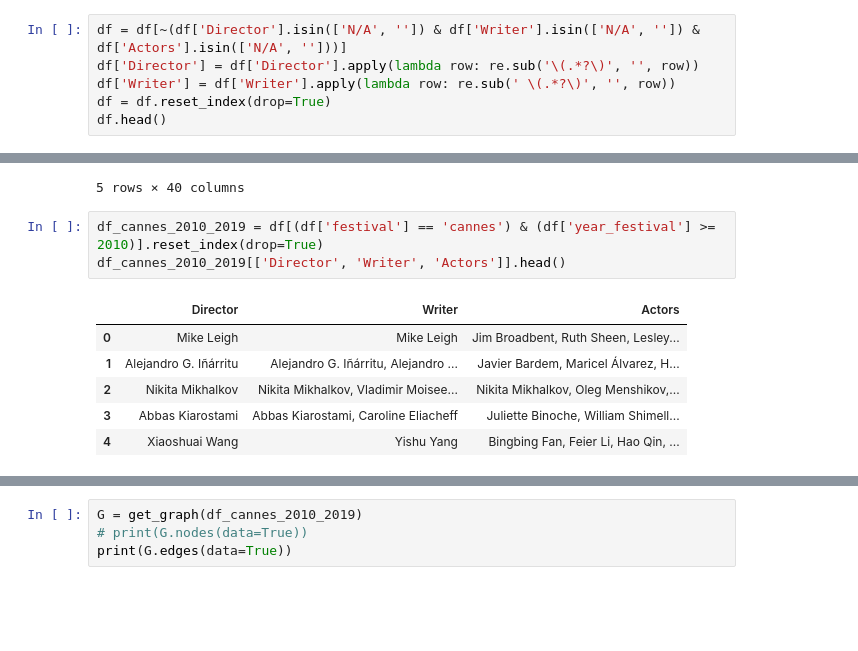
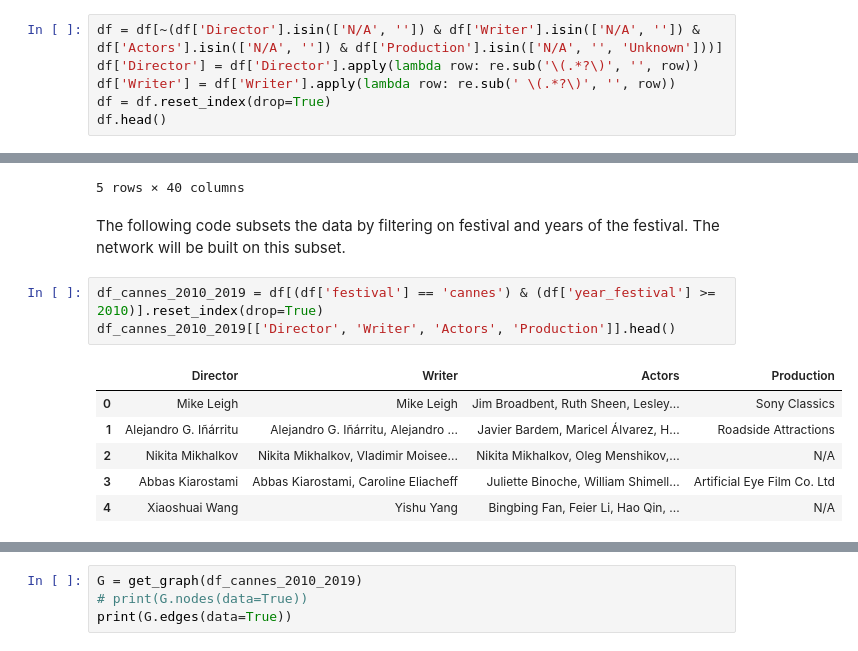
Before and after one commit to cynthia-d-yue/thesis, a Jupyter notebook: network_analysis.ipynb, the cells around one changed output, grey strips where cells are left out. Drawn from its saved outputs; the diff is of its cells as text; blank space fills up the shorter version.

Commit message:
Start writing and add studio/production company

```diff
--- a/network_analysis.ipynb
+++ b/network_analysis.ipynb
@@ -10,5 +20,5 @@ df = pd.read_csv('./data/film_festivals.csv', keep_default_na=False)
 # %%
-df = df[~(df['Director'].isin(['N/A', '']) & df['Writer'].isin(['N/A', '']) & df['Actors'].isin(['N/A', '']))]
+df = df[~(df['Director'].isin(['N/A', '']) & df['Writer'].isin(['N/A', '']) & df['Actors'].isin(['N/A', '']) & df['Production'].isin(['N/A', '', 'Unknown']))]
 df['Director'] = df['Director'].apply(lambda row: re.sub('\(.*?\)', '', row))
 df['Writer'] = df['Writer'].apply(lambda row: re.sub(' \(.*?\)', '', row))
 df = df.reset_index(drop=True)
@@ -21,13 +31,15 @@ df.head()
 | 3 | 4 | The Coca-Cola Kid | N/A | Dušan Makavejev | Australia | 0 | cannes | 1985 | ... |
 | 4 | 5 | Colonel Redl | Oberst Redl | István Szabó | Hungary | 0 | cannes | 1985 | ... |
 5 rows × 40 columns
+# %% [markdown]
+The following code subsets the data by filtering on festival and years of the festival. The network will be built on this subset.
 # %%
 df_cannes_2010_2019 = df[(df['festival'] == 'cannes') & (df['year_festival'] >= 2010)].reset_index(drop=True)
-df_cannes_2010_2019[['Director', 'Writer', 'Actors']].head()
+df_cannes_2010_2019[['Director', 'Writer', 'Actors', 'Production']].head()
 # %% [output]
-|  | Director | Writer | Actors |
-| 0 | Mike Leigh | Mike Leigh | Jim Broadbent, Ruth Sheen, Lesley... |
-| 1 | Alejandro G. Iñárritu | Alejandro G. Iñárritu, Alejandro ... | Javier Bardem, Maricel Álvarez, H... |
-| 2 | Nikita Mikhalkov | Nikita Mikhalkov, Vladimir Moisee... | Nikita Mikhalkov, Oleg Menshikov,... |
-| 3 | Abbas Kiarostami | Abbas Kiarostami, Caroline Eliacheff | Juliette Binoche, William Shimell... |
-| 4 | Xiaoshuai Wang | Yishu Yang | Bingbing Fan, Feier Li, Hao Qin, ... |
+|  | Director | Writer | Actors | Production |
+| 0 | Mike Leigh | Mike Leigh | Jim Broadbent, Ruth Sheen, Lesley... | Sony Classics |
+| 1 | Alejandro G. Iñárritu | Alejandro G. Iñárritu, Alejandro ... | Javier Bardem, Maricel Álvarez, H... | Roadside Attractions |
+| 2 | Nikita Mikhalkov | Nikita Mikhalkov, Vladimir Moisee... | Nikita Mikhalkov, Oleg Menshikov,... | N/A |
+| 3 | Abbas Kiarostami | Abbas Kiarostami, Caroline Eliacheff | Juliette Binoche, William Shimell... | Artificial Eye Film Co. Ltd |
+| 4 | Xiaoshuai Wang | Yishu Yang | Bingbing Fan, Feier Li, Hao Qin, ... | N/A |
```
Also changed, not shown: parts of 27 cells of this notebook.
